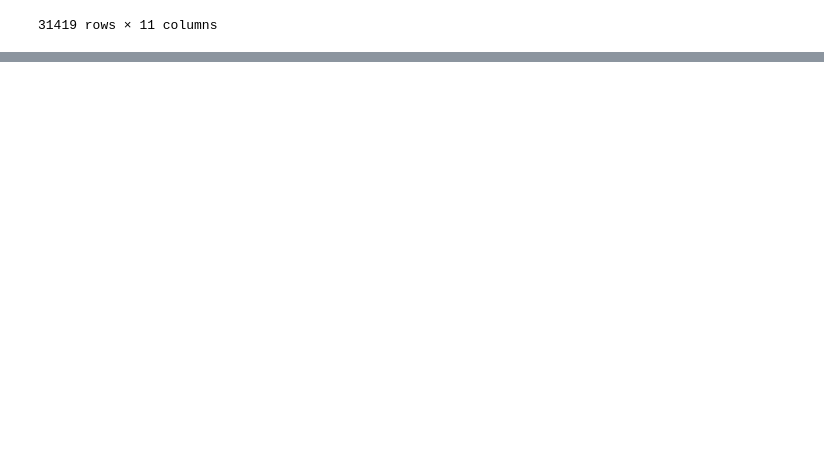
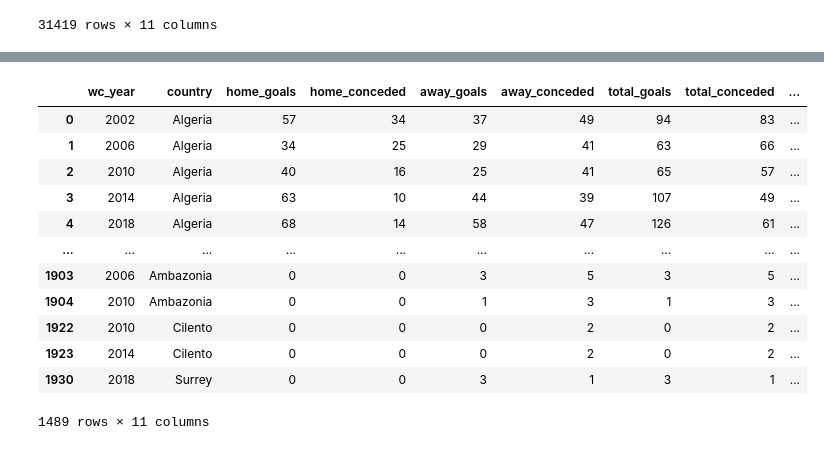
Before and after one commit to SKNetworks-AI19-250818/SKN19-mini-4Team, a Jupyter notebook: Qualifier_match_data/Script/match_result.ipynb, the cells around one changed output, grey strips where cells are left out. Saved outputs shown, nothing was run; the diff lists cells and outputs as text; code cells hidden in the pictures; blank space fills up the shorter version.

Commit message:
total data merge

```diff
--- a/Qualifier_match_data/Script/match_result.ipynb
+++ b/Qualifier_match_data/Script/match_result.ipynb
@@ -329,0 +382,5 @@ stats_df[stats_df["country"] == "England"]
+# %%
+# 모든 경우 골의 합산이 0인경우 제외
+cols=['home_goals',	'home_conceded','away_goals','away_conceded']
+stats_df = stats_df[~(stats_df[cols] == 0).all(axis=1)]
+stats_df
@@ -329,0 +401,15 @@ stats_df[stats_df["country"] == "England"]
+# %%
+# 토탈 득점, 실점
+stats_df['total_goals'] = stats_df['home_goals'] + stats_df['away_goals']
+stats_df['total_conceded'] = stats_df['home_conceded'] + stats_df['away_conceded']
+
+# 득실비
+stats_df['home_gd_ratio'] = stats_df.apply(
+    lambda x: x['home_goals'] / x['home_conceded'] if x['home_conceded'] > 0 else None, axis=1
+)
+stats_df['away_gd_ratio'] = stats_df.apply(
+    lambda x: x['away_goals'] / x['away_conceded'] if x['away_conceded'] > 0 else None, axis=1
+)
+stats_df['total_gd_ratio'] = stats_df.apply(
+    lambda x: x['total_goals'] / x['total_conceded'] if x['total_conceded'] > 0 else None, axis=1
+)
@@ -329,0 +434,16 @@ stats_df[stats_df["country"] == "England"]
+# %%
+stats_df
+# %% [output]
+|  | wc_year | country | home_goals | home_conceded | away_goals | away_conceded | total_goals | total_conceded | ... |
+| 0 | 2002 | Algeria | 57 | 34 | 37 | 49 | 94 | 83 | ... |
+| 1 | 2006 | Algeria | 34 | 25 | 29 | 41 | 63 | 66 | ... |
+| 2 | 2010 | Algeria | 40 | 16 | 25 | 41 | 65 | 57 | ... |
+| 3 | 2014 | Algeria | 63 | 10 | 44 | 39 | 107 | 49 | ... |
+| 4 | 2018 | Algeria | 68 | 14 | 58 | 47 | 126 | 61 | ... |
+| ... | ... | ... | ... | ... | ... | ... | ... | ... | ... |
+| 1903 | 2006 | Ambazonia | 0 | 0 | 3 | 5 | 3 | 5 | ... |
+| 1904 | 2010 | Ambazonia | 0 | 0 | 1 | 3 | 1 | 3 | ... |
+| 1922 | 2010 | Cilento | 0 | 0 | 0 | 2 | 0 | 2 | ... |
+| 1923 | 2014 | Cilento | 0 | 0 | 0 | 2 | 0 | 2 | ... |
+| 1930 | 2018 | Surrey | 0 | 0 | 3 | 1 | 3 | 1 | ... |
+1489 rows × 11 columns
```
Also changed, not shown: parts of 24 cells of this notebook, 10 other files.
